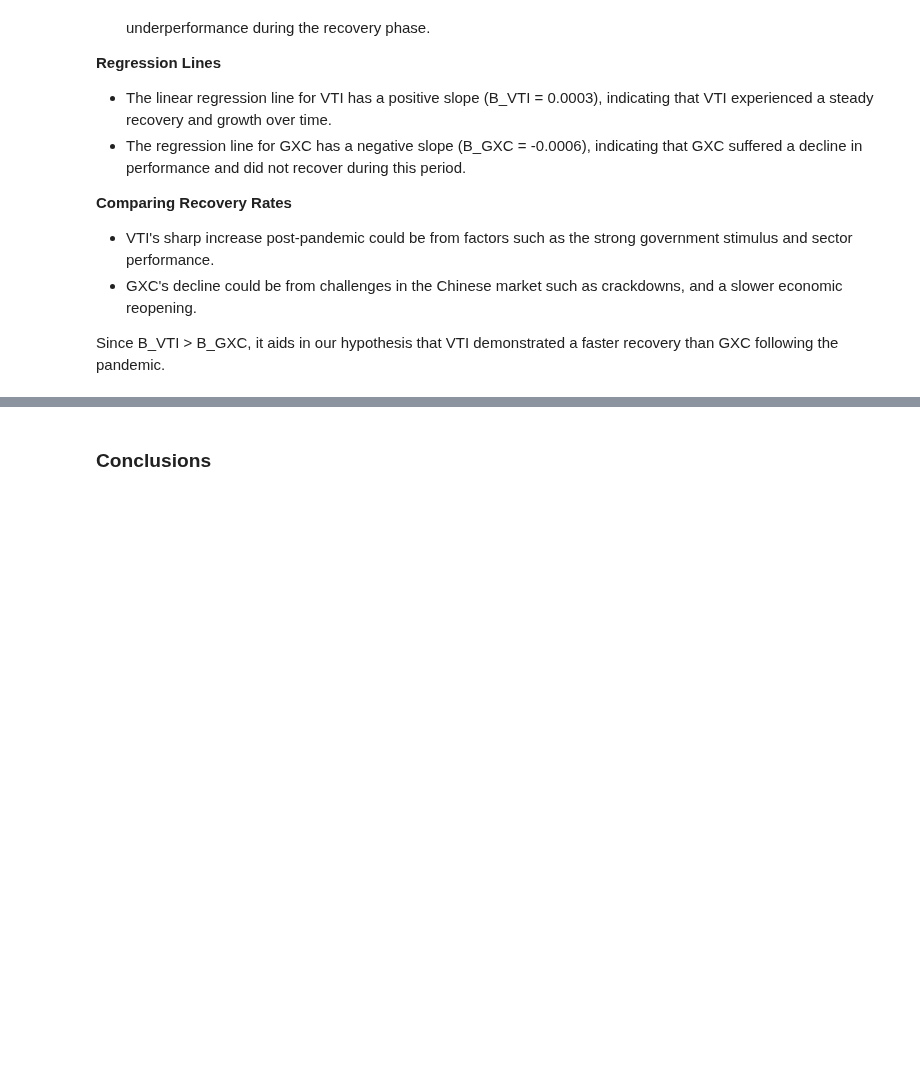
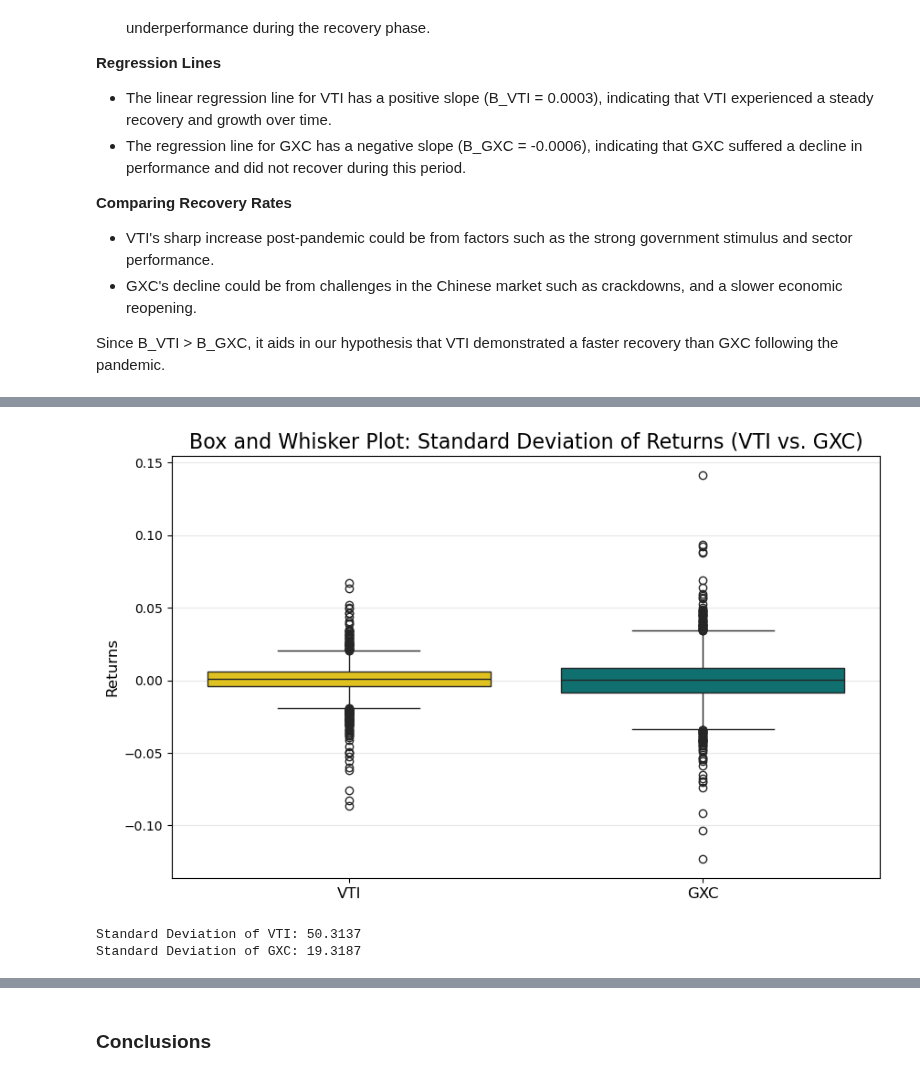
Before and after one commit to caiot27/info2950group, a Jupyter notebook: Phase4.ipynb, the cells around one changed output, grey strips where cells are left out. Cells and saved outputs as stored; diff of their text form; code cells hidden in the pictures; blank space fills up the shorter version.

```diff
--- a/Phase4.ipynb
+++ b/Phase4.ipynb
@@ -331,0 +306,24 @@ Fail to reject the null hypothesis: No significant difference between VTI and GX
+# %%
+#calculate standard deviation between VTI and GXC's return
+vti_std = TotalIndexNew['VTI'].std()
+gxc_std = TotalIndexNew['GXC'].std()
+TotalIndexNew['VTI_Returns'] = TotalIndexNew['VTI'].pct_change()
+TotalIndexNew['GXC_Returns'] = TotalIndexNew['GXC'].pct_change()
+returns_data = TotalIndexNew[['VTI_Returns', 'GXC_Returns']].dropna()
+
+# Create the box-and-whisker plot
+plt.figure(figsize=(10, 6))
+sns.boxplot(data=returns_data, palette=['gold', 'teal'])
+plt.title('Box and Whisker Plot: Standard Deviation of Returns (VTI vs. GXC)', fontsize=16)
+plt.ylabel('Returns', fontsize=12)
+plt.xticks([0, 1], ['VTI', 'GXC'], fontsize=12)
+plt.grid(axis='y', alpha=0.3)
+plt.show()
+
+# Print the STD
+print(f"Standard Deviation of VTI: {vti_std:.4f}")
+print(f"Standard Deviation of GXC: {gxc_std:.4f}")
+# %% [output]
+[figure, added]
+Standard Deviation of VTI: 50.3137
+Standard Deviation of GXC: 19.3187
```
Also changed, not shown: parts of 8 cells of this notebook.
